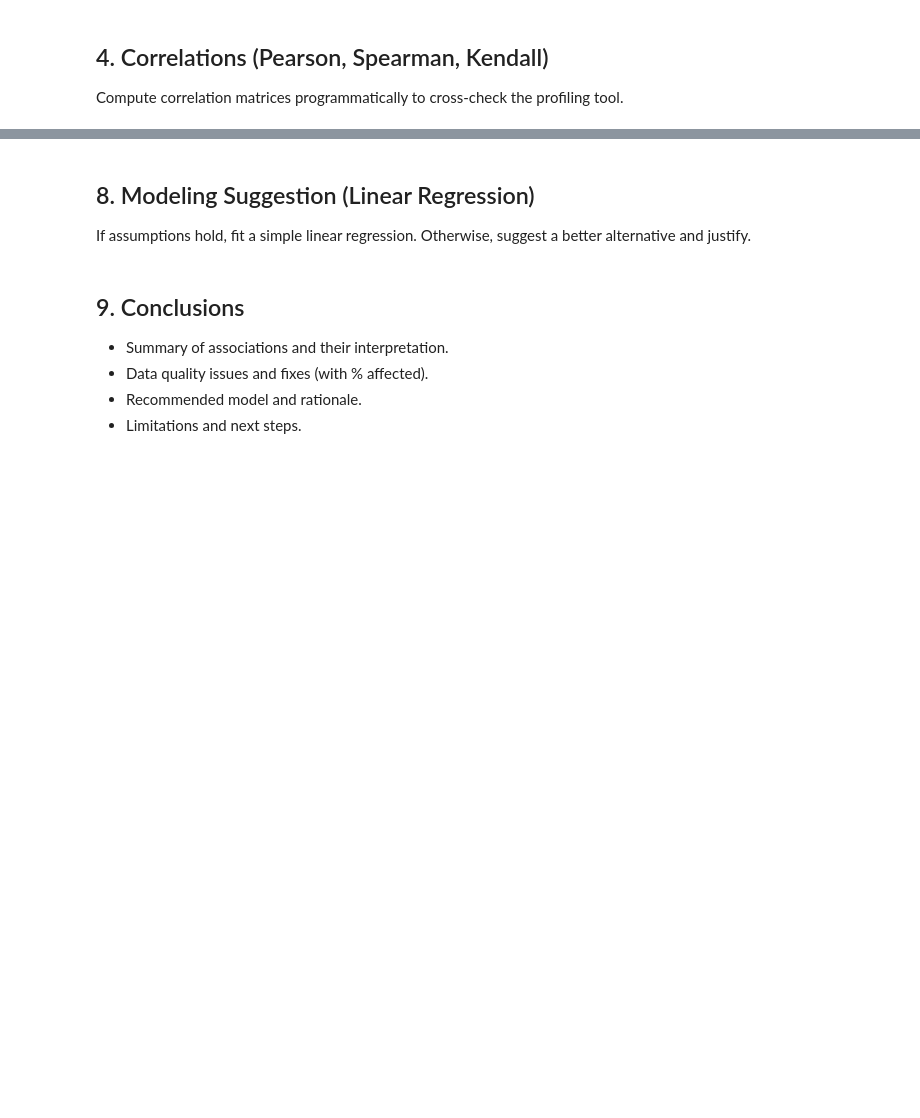
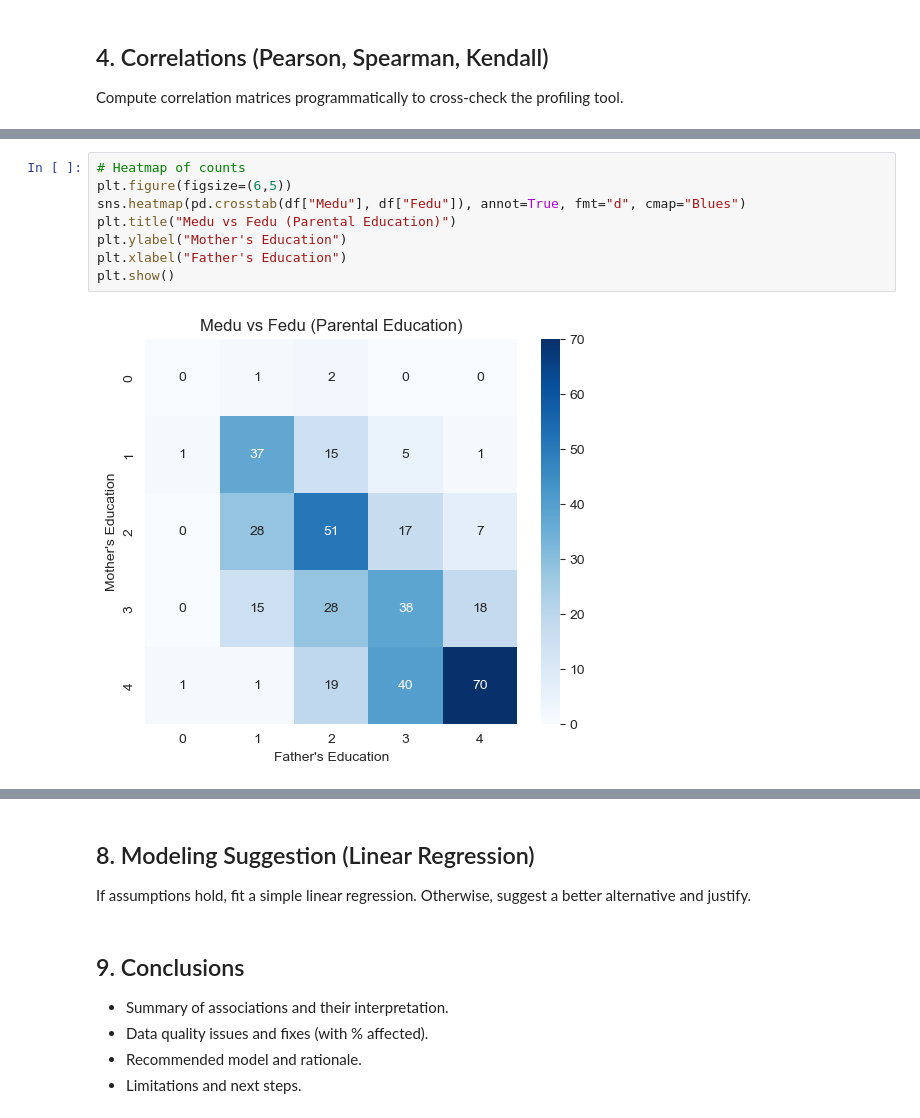
Before and after one commit to Lucasyuki01/DS204-FinalProject, a Jupyter notebook: notebooks/main.ipynb, the cells around one changed output, grey strips where cells are left out. Cells and saved outputs as stored; diff of their text form; blank space fills up the shorter version.

```diff
--- a/notebooks/main.ipynb
+++ b/notebooks/main.ipynb
@@ -117,0 +155,10 @@ Select pairs based on domain logic + coefficients. Add short rationale and plots
+# %%
+# Heatmap of counts
+plt.figure(figsize=(6,5))
+sns.heatmap(pd.crosstab(df["Medu"], df["Fedu"]), annot=True, fmt="d", cmap="Blues")
+plt.title("Medu vs Fedu (Parental Education)")
+plt.ylabel("Mother's Education")
+plt.xlabel("Father's Education")
+plt.show()
+# %% [output]
+[figure, added]
```
Also changed, not shown: parts of 18 cells of this notebook, 8 other files.
